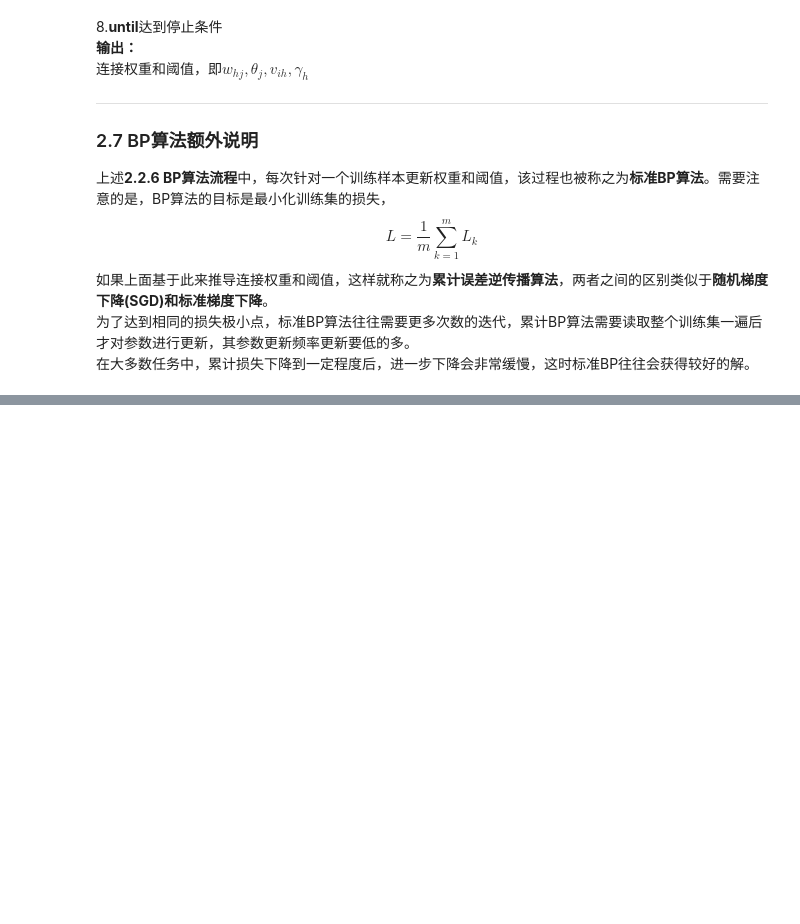
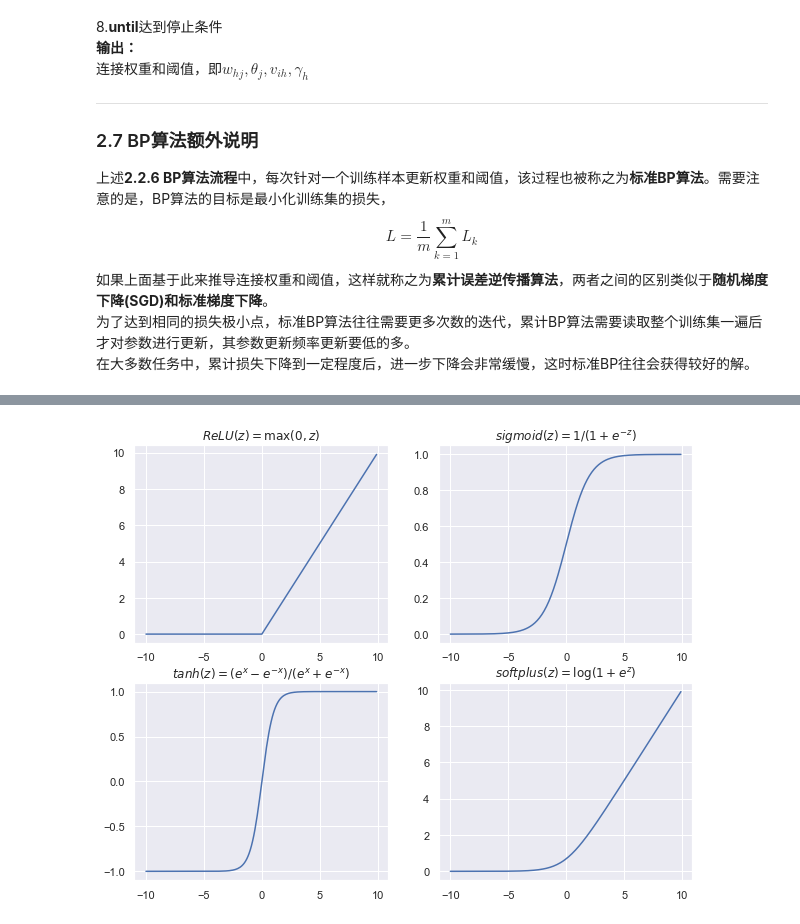
Before and after one commit to lyj555/SelfLearning, a Jupyter notebook: 算法篇/deep_learning/深度学习基础/mathematical fundation.ipynb, the cells around one changed output, grey strips where cells are left out. Saved outputs shown, nothing was run; the diff lists cells and outputs as text; code cells hidden in the pictures; blank space fills up the shorter version.

```diff
--- a/算法篇/deep_learning/深度学习基础/mathematical fundation.ipynb
+++ b/算法篇/deep_learning/深度学习基础/mathematical fundation.ipynb
@@ -257,0 +307,30 @@ $$L = \frac{1}{m}\sum_{k=1}^{m}L_k$$
+# %%
+import matplotlib.pyplot as plt
+import seaborn as sns
+import numpy as np
+
+sns.set()
+
+x = np.arange(-10, 10, 0.1)
+y_relu = [max(0, i) for i in x]
+y_sigmoid = [1.0/(1+np.exp(-i)) for i in x]
+y_tanh = [(np.exp(i)-np.exp(-i))/(np.exp(i)+np.exp(-i)) for i in x]
+y_softplus = [np.log(1+np.exp(i)) for i in x]
+
+fig, axs = plt.subplots(2, 2, figsize=(10, 8))
+
+axs[0][0].plot(x, y_relu)
+axs[0][0].set_title("$ReLU(z) = \max(0, z)$")
+
+axs[0][1].plot(x, y_sigmoid)
+axs[0][1].set_title("$sigmoid(z) = {1}/(1+e^{-z})$")
+
+axs[1][0].plot(x, y_tanh)
+axs[1][0].set_title("$tanh(z) = (e^x-e^{-x})/(e^x+e^{-x})$")
+
+axs[1][1].plot(x, y_softplus)
+axs[1][1].set_title("$softplus(z) = \log(1+e^z)$")
+
+fig.show()
+# %% [output]
+[figure, added]
```
Also changed, not shown: parts of 3 cells of this notebook, 4 other files.
